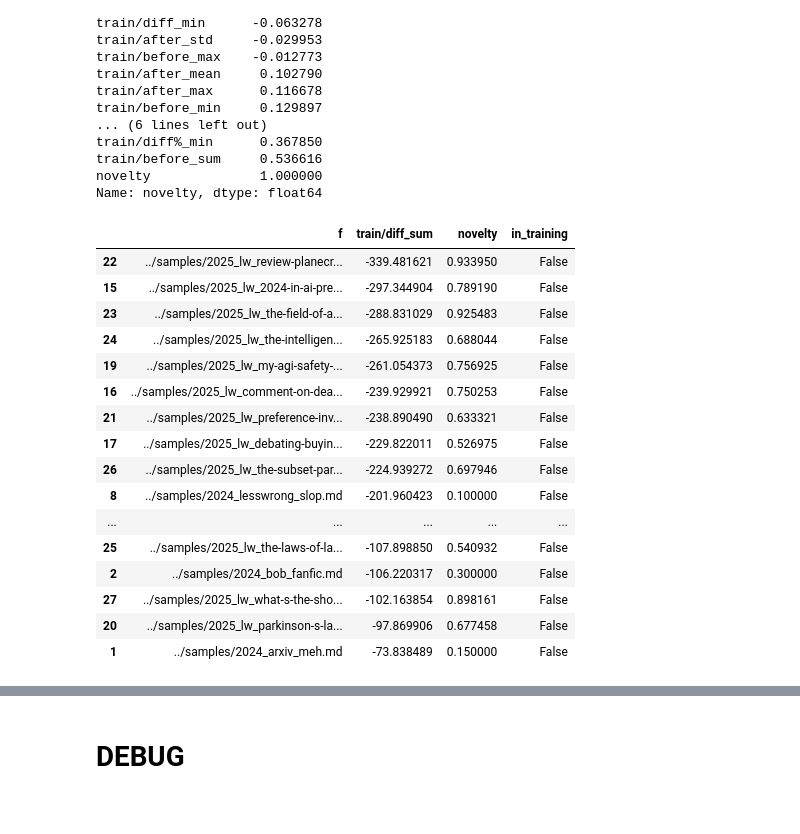
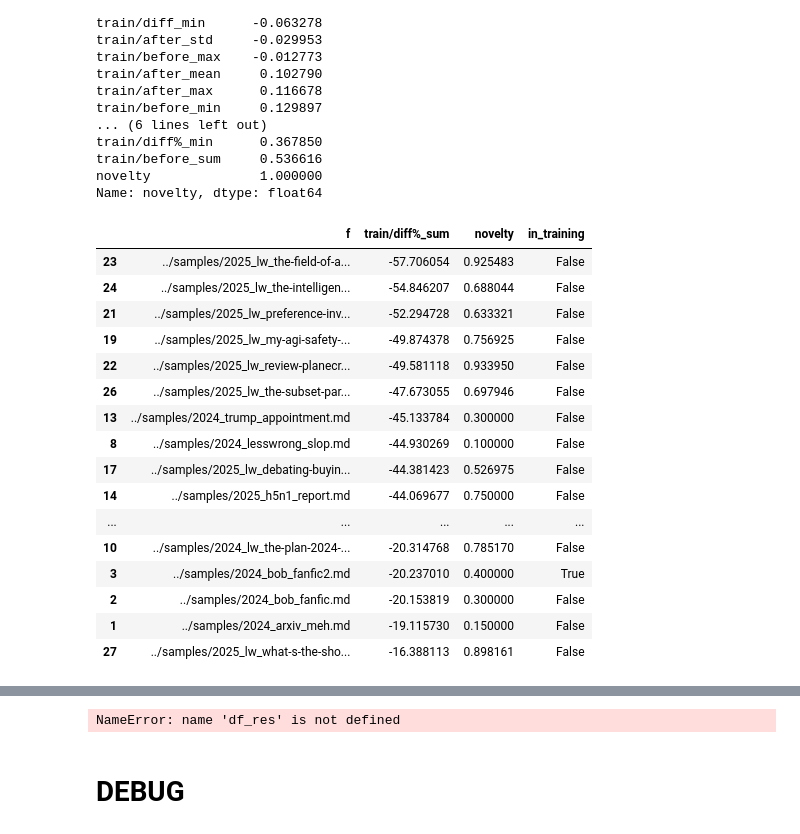
Before and after one commit to wassname/detect_bs_text, a Jupyter notebook: nbs/01_detection_using_adapter_ft_split.ipynb, the cells around one changed output, grey strips where cells are left out. Saved outputs shown, nothing was run; the diff lists cells and outputs as text; code cells hidden in the pictures.

```diff
--- a/nbs/01_detection_using_adapter_ft_split.ipynb
+++ b/nbs/01_detection_using_adapter_ft_split.ipynb
@@ -540,26 +540,26 @@ train/before_sum     0.536616
 novelty              1.000000
 Name: novelty, dtype: float64
 # %%
-main_metric = 'train/diff_sum'
+main_metric = 'train/diff%_sum'
 df_res[['f', main_metric, 'novelty', 'in_training']].sort_values( main_metric)
 # %% [output]
-|  | f | train/diff_sum | novelty | in_training |
-| 22 | ../samples/2025_lw_review-planecr... | -339.481621 | 0.933950 | False |
-| 15 | ../samples/2025_lw_2024-in-ai-pre... | -297.344904 | 0.789190 | False |
-| 23 | ../samples/2025_lw_the-field-of-a... | -288.831029 | 0.925483 | False |
-| 24 | ../samples/2025_lw_the-intelligen... | -265.925183 | 0.688044 | False |
-| 19 | ../samples/2025_lw_my-agi-safety-... | -261.054373 | 0.756925 | False |
-| 16 | ../samples/2025_lw_comment-on-dea... | -239.929921 | 0.750253 | False |
-| 21 | ../samples/2025_lw_preference-inv... | -238.890490 | 0.633321 | False |
-| 17 | ../samples/2025_lw_debating-buyin... | -229.822011 | 0.526975 | False |
-| 26 | ../samples/2025_lw_the-subset-par... | -224.939272 | 0.697946 | False |
-| 8 | ../samples/2024_lesswrong_slop.md | -201.960423 | 0.100000 | False |
+|  | f | train/diff%_sum | novelty | in_training |
+| 23 | ../samples/2025_lw_the-field-of-a... | -57.706054 | 0.925483 | False |
+| 24 | ../samples/2025_lw_the-intelligen... | -54.846207 | 0.688044 | False |
+| 21 | ../samples/2025_lw_preference-inv... | -52.294728 | 0.633321 | False |
+| 19 | ../samples/2025_lw_my-agi-safety-... | -49.874378 | 0.756925 | False |
+| 22 | ../samples/2025_lw_review-planecr... | -49.581118 | 0.933950 | False |
+| 26 | ../samples/2025_lw_the-subset-par... | -47.673055 | 0.697946 | False |
+| 13 | ../samples/2024_trump_appointment.md | -45.133784 | 0.300000 | False |
+| 8 | ../samples/2024_lesswrong_slop.md | -44.930269 | 0.100000 | False |
+| 17 | ../samples/2025_lw_debating-buyin... | -44.381423 | 0.526975 | False |
+| 14 | ../samples/2025_h5n1_report.md | -44.069677 | 0.750000 | False |
 | ... | ... | ... | ... | ... |
-| 25 | ../samples/2025_lw_the-laws-of-la... | -107.898850 | 0.540932 | False |
-| 2 | ../samples/2024_bob_fanfic.md | -106.220317 | 0.300000 | False |
-| 27 | ../samples/2025_lw_what-s-the-sho... | -102.163854 | 0.898161 | False |
-| 20 | ../samples/2025_lw_parkinson-s-la... | -97.869906 | 0.677458 | False |
-| 1 | ../samples/2024_arxiv_meh.md | -73.838489 | 0.150000 | False |
+| 10 | ../samples/2024_lw_the-plan-2024-... | -20.314768 | 0.785170 | False |
+| 3 | ../samples/2024_bob_fanfic2.md | -20.237010 | 0.400000 | True |
+| 2 | ../samples/2024_bob_fanfic.md | -20.153819 | 0.300000 | False |
+| 1 | ../samples/2024_arxiv_meh.md | -19.115730 | 0.150000 | False |
+| 27 | ../samples/2025_lw_what-s-the-sho... | -16.388113 | 0.898161 | False |
 # %%
 df_res.sort_values('train/before_sum').set_index('f').drop(columns=['content', 'hist', 'before', 'after', 'train/before', 'train/after', 'url'])
 # %% [output]
@@ -582,6 +582,10 @@ df_res.sort_values('train/before_sum').set_index('f').drop(columns=['content', '
 | ../samples/2025_lw_review-planecr... | Review: Planecrash | 0.933950 | 2025-01-01 01:31:26.864000+00:00 | False | 3.475632 | 1.752375 | -1.723257 | ... |
 | ../samples/2025_lw_2024-in-ai-pre... | 2024 in AI predictions | 0.789190 | 2025-01-02 02:09:13.093000+00:00 | False | 4.635499 | 2.916743 | -1.718757 | ... |
 30 rows × 24 columns
+# %%
+df_res.before
+# %% [output]
+NameError: name 'df_res' is not defined
 # %%
 #  df_res.sort_values('improvement%', ascending=False)
 # %%
```
Also changed, not shown: parts of 2 cells of this notebook, 7 other files.
